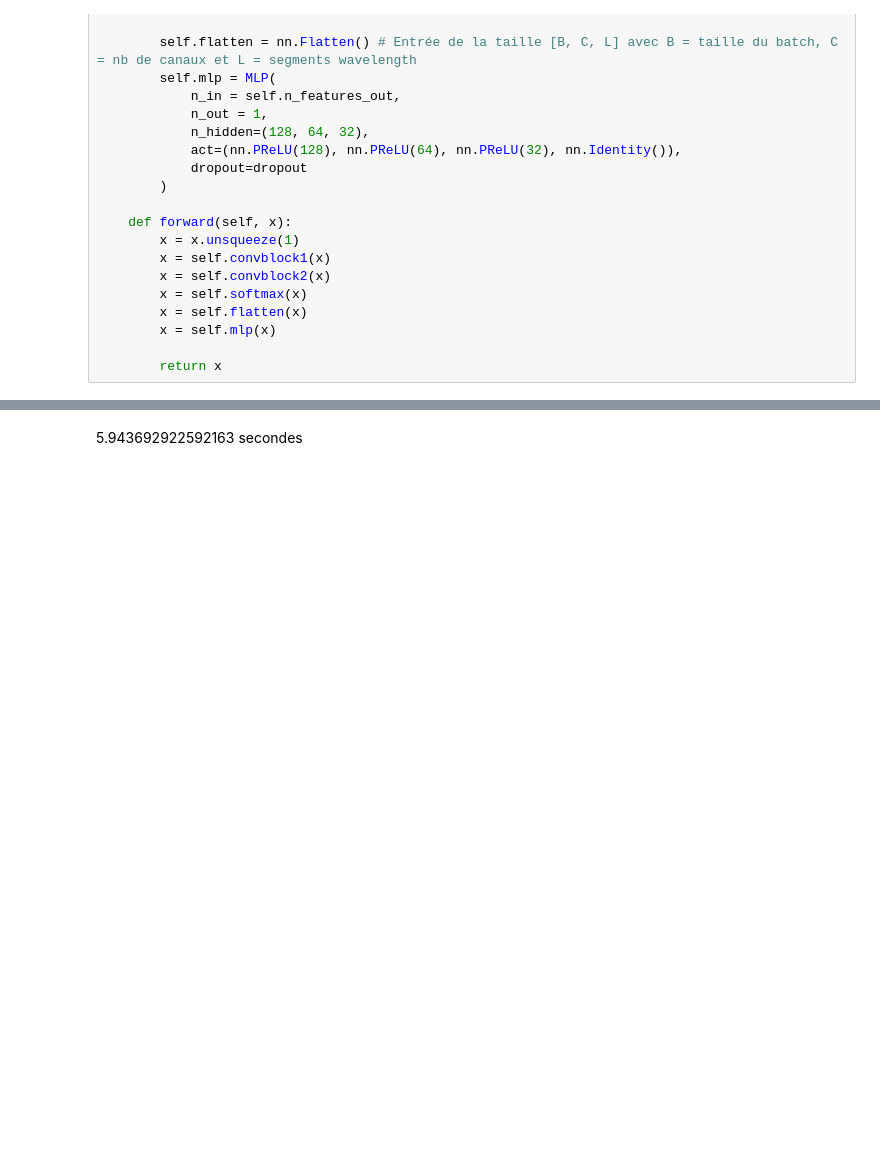
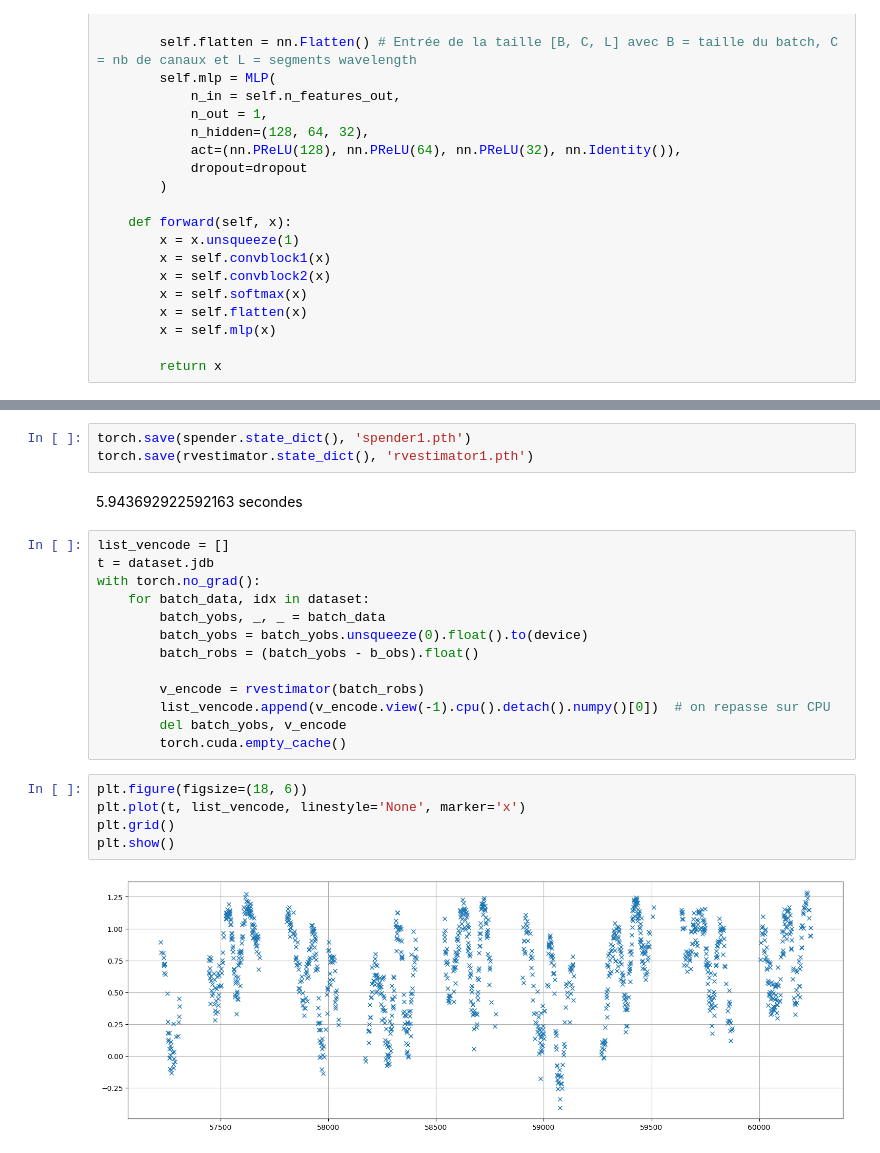
Before and after one commit to tllop-oca/AESTRA_OCA, a Jupyter notebook: SpectrumDataset_upgrade_v1.ipynb, the cells around one changed output, grey strips where cells are left out. Saved outputs shown, nothing was run; the diff lists cells and outputs as text; blank space fills up the shorter version.

```diff
--- a/SpectrumDataset_upgrade_v1.ipynb
+++ b/SpectrumDataset_upgrade_v1.ipynb
@@ -783,2 +850,25 @@ RuntimeError: cannot pin 'torch.cuda.FloatTensor' only dense CPU tensors can be
+# %%
+torch.save(spender.state_dict(), 'spender1.pth')
+torch.save(rvestimator.state_dict(), 'rvestimator1.pth')
 # %% [markdown]
 5.943692922592163 secondes
+# %%
+list_vencode = []
+t = dataset.jdb
+with torch.no_grad():
+    for batch_data, idx in dataset:
+        batch_yobs, _, _ = batch_data
+        batch_yobs = batch_yobs.unsqueeze(0).float().to(device)
+        batch_robs = (batch_yobs - b_obs).float()
+
+        v_encode = rvestimator(batch_robs)
+        list_vencode.append(v_encode.view(-1).cpu().detach().numpy()[0])  # on repasse sur CPU
+        del batch_yobs, v_encode
+        torch.cuda.empty_cache()
+# %%
+plt.figure(figsize=(18, 6))
+plt.plot(t, list_vencode, linestyle='None', marker='x')
+plt.grid()
+plt.show()
+# %% [output]
+[figure, added]
```
Also changed, not shown: parts of 7 cells of this notebook, 2 other files.
